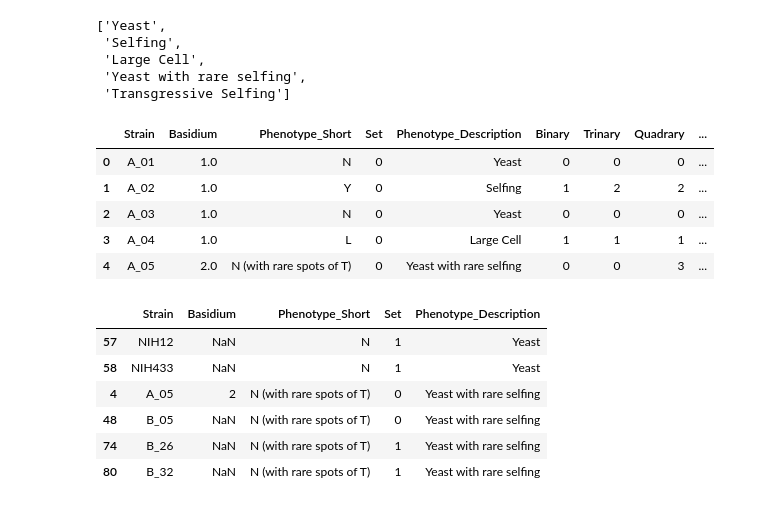
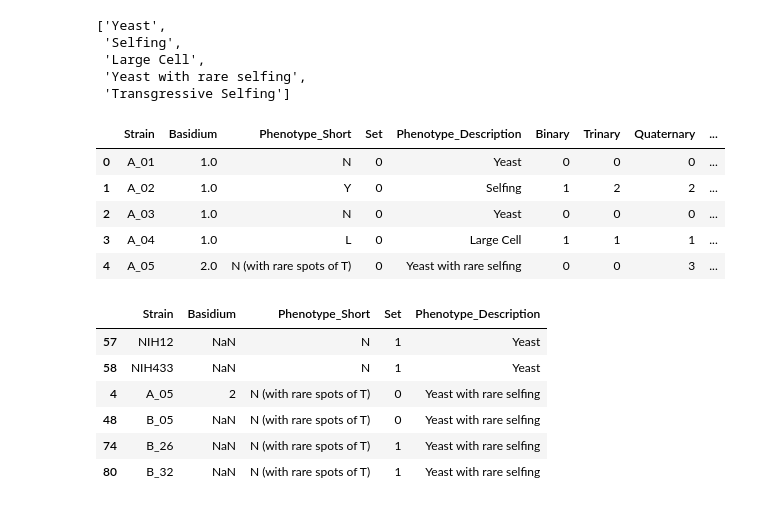
Before and after one commit to magwenelab/Self-Filamentation_B3502_progeny, a Jupyter notebook: SCRIPTS/Preprocess_phenotype.ipynb, the cells around one changed output. Cells and saved outputs as stored; diff of their text form; code cells hidden in the pictures.

```diff
--- a/SCRIPTS/Preprocess_phenotype.ipynb
+++ b/SCRIPTS/Preprocess_phenotype.ipynb
@@ -176,34 +176,34 @@ fillnotes
 # %%
 ## Binary phenotype:
 ## Yeast, non-filamentous, and non-filamentous with rare ...
 ## vs everything else; filamentous, hyper-filamentous,and giant cells
 binary_dict = dict(zip(fillnotes,[0,1,1,0,1]))
 df['Binary'] = df.Phenotype_Description.replace(binary_dict)
 
 ## Trinary phenotype:
 ## Yeast, non-filamentous, and non-filamentous with rare ...
 ## giant cells and
 ## filamentous + hyper-filamentous
 trinary_dict = dict(zip(fillnotes,[0,2,1,0,2]))
 df['Trinary'] = df.Phenotype_Description.replace(trinary_dict)
 
 ## Guadrary phenotype:
 ## Yeast / non-filamentous
 ## Large cells
 ## Filamentous
 ## Hyper-filamentous + (non-filamentous with rare)
 quad_dict = dict(zip(fillnotes,[0,2,1,3,3]))
-df['Quadrary'] = df.Phenotype_Description.replace(quad_dict)
+df['Quaternary'] = df.Phenotype_Description.replace(quad_dict)
 
 ## Full set of phenotypes
 ## The five descret phenotypic classes (as seen above)
 five_dict = dict(zip(fillnotes,[0,2,1,4,3]))
 df['Pentary'] = df.Phenotype_Description.replace(five_dict)
 
 ## View head
 df.head()
 # %% [output]
-|  | Strain | Basidium | Phenotype_Short | Set | Phenotype_Description | Binary | Trinary | Quadrary | ... |
+|  | Strain | Basidium | Phenotype_Short | Set | Phenotype_Description | Binary | Trinary | Quaternary | ... |
 | 0 | A_01 | 1.0 | N | 0 | Yeast | 0 | 0 | 0 | ... |
 | 1 | A_02 | 1.0 | Y | 0 | Selfing | 1 | 2 | 2 | ... |
 | 2 | A_03 | 1.0 | N | 0 | Yeast | 0 | 0 | 0 | ... |
```
Also changed, not shown: 7 other files.
